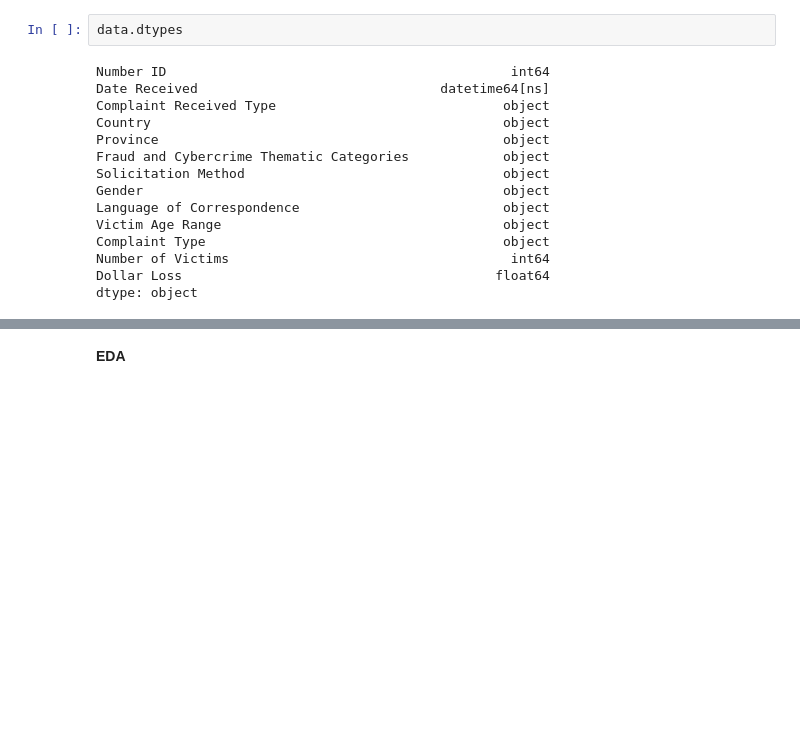
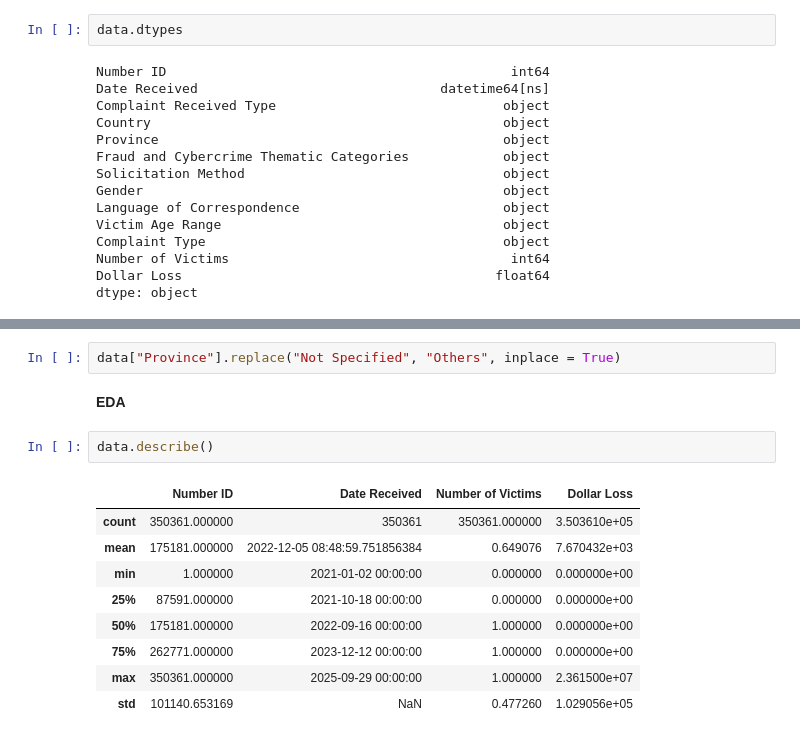
Before and after one commit to jibnorge/Canadian-Fraud-And-Cybercrime-Analysis, a Jupyter notebook: analysis.ipynb, the cells around one changed output, grey strips where cells are left out. Drawn from its saved outputs; the diff is of its cells as text; blank space fills up the shorter version.

```diff
--- a/analysis.ipynb
+++ b/analysis.ipynb
@@ -103,2 +159,16 @@ dtype: object
+# %%
+data["Province"].replace("Not Specified", "Others", inplace = True)
 # %% [markdown]
 **EDA**
+# %%
+data.describe()
+# %% [output]
+|  | Number ID | Date Received | Number of Victims | Dollar Loss |
+| count | 350361.000000 | 350361 | 350361.000000 | 3.503610e+05 |
+| mean | 175181.000000 | 2022-12-05 08:48:59.751856384 | 0.649076 | 7.670432e+03 |
+| min | 1.000000 | 2021-01-02 00:00:00 | 0.000000 | 0.000000e+00 |
+| 25% | 87591.000000 | 2021-10-18 00:00:00 | 0.000000 | 0.000000e+00 |
+| 50% | 175181.000000 | 2022-09-16 00:00:00 | 1.000000 | 0.000000e+00 |
+| 75% | 262771.000000 | 2023-12-12 00:00:00 | 1.000000 | 0.000000e+00 |
+| max | 350361.000000 | 2025-09-29 00:00:00 | 1.000000 | 2.361500e+07 |
+| std | 101140.653169 | NaN | 0.477260 | 1.029056e+05 |
```
Also changed, not shown: parts of 13 cells of this notebook.
